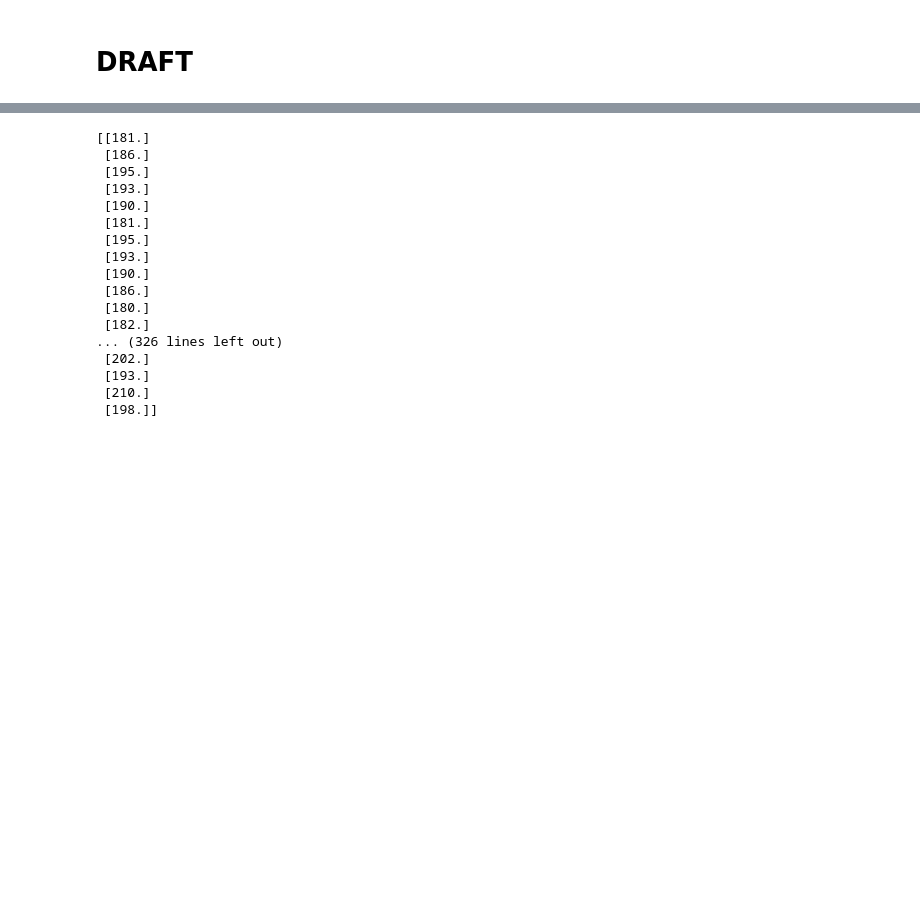
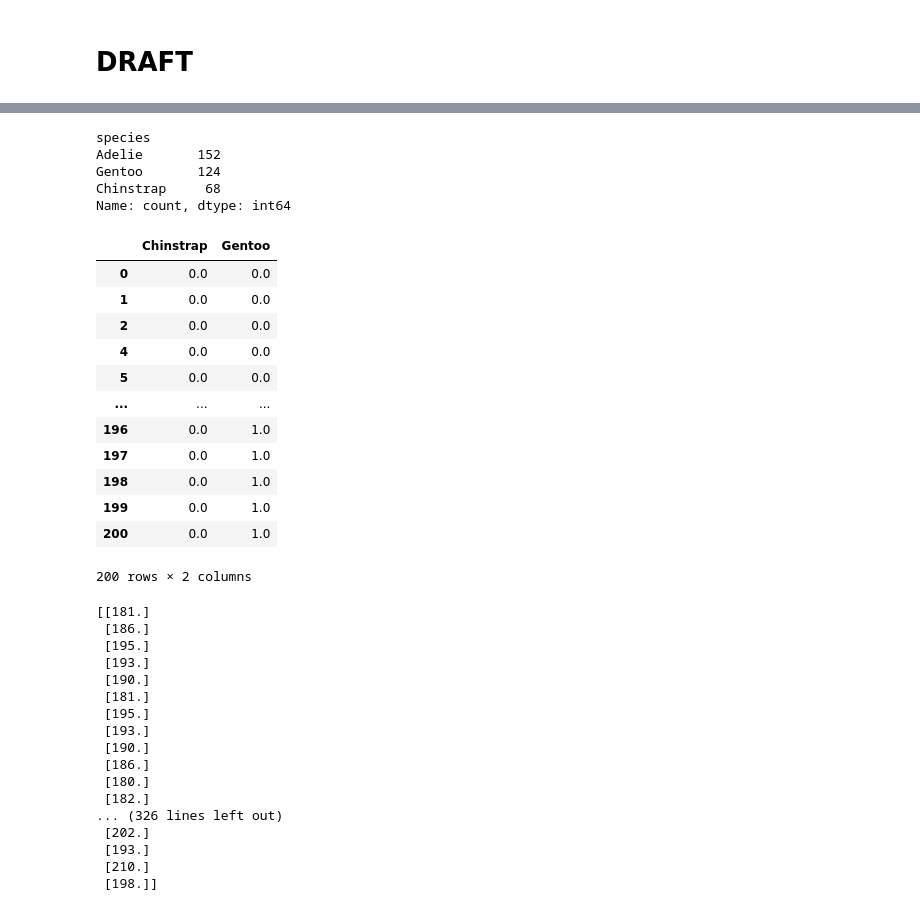
Before and after one commit to carlosjesuscaro/data_analysis_summary, a Jupyter notebook: main.ipynb, the cells around one changed output, grey strips where cells are left out. Saved outputs shown, nothing was run; the diff lists cells and outputs as text; code cells hidden in the pictures; blank space fills up the shorter version.

```diff
--- a/main.ipynb
+++ b/main.ipynb
@@ -572,3 +633,27 @@ Notes:
+# %%
+data.species.value_counts()
+# %% [output]
+species
+Adelie       152
+Gentoo       124
+Chinstrap     68
+Name: count, dtype: int64
+# %%
+X_species_encoded.head(200)
+# %% [output]
+|  | Chinstrap | Gentoo |
+| 0 | 0.0 | 0.0 |
+| 1 | 0.0 | 0.0 |
+| 2 | 0.0 | 0.0 |
+| 4 | 0.0 | 0.0 |
+| 5 | 0.0 | 0.0 |
+| ... | ... | ... |
+| 196 | 0.0 | 1.0 |
+| 197 | 0.0 | 1.0 |
+| 198 | 0.0 | 1.0 |
+| 199 | 0.0 | 1.0 |
+| 200 | 0.0 | 1.0 |
+200 rows × 2 columns
 # %%
 type(X_raw.to_numpy())
 test = X_raw.to_numpy()
```
Also changed, not shown: parts of 12 cells of this notebook.
